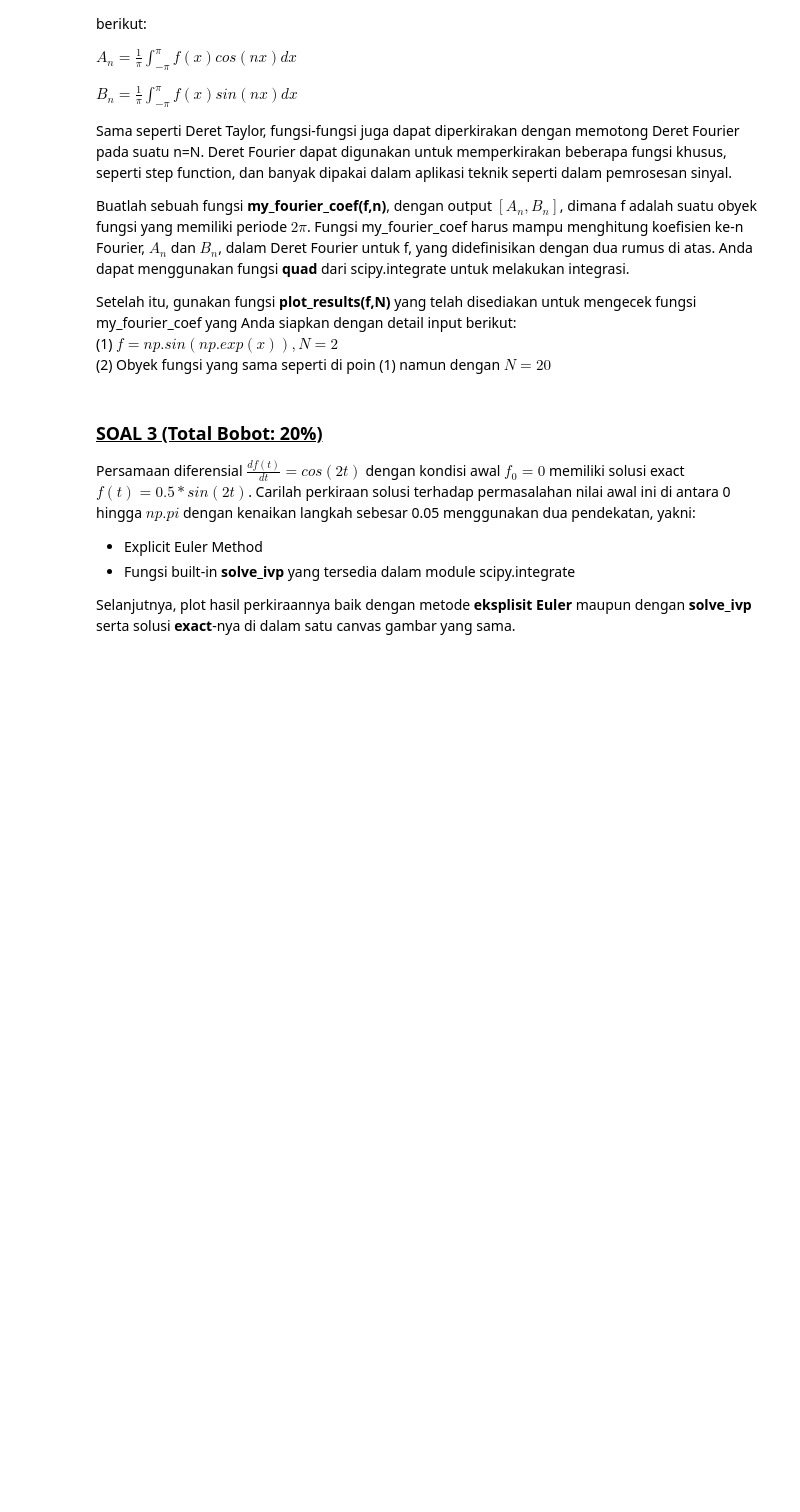
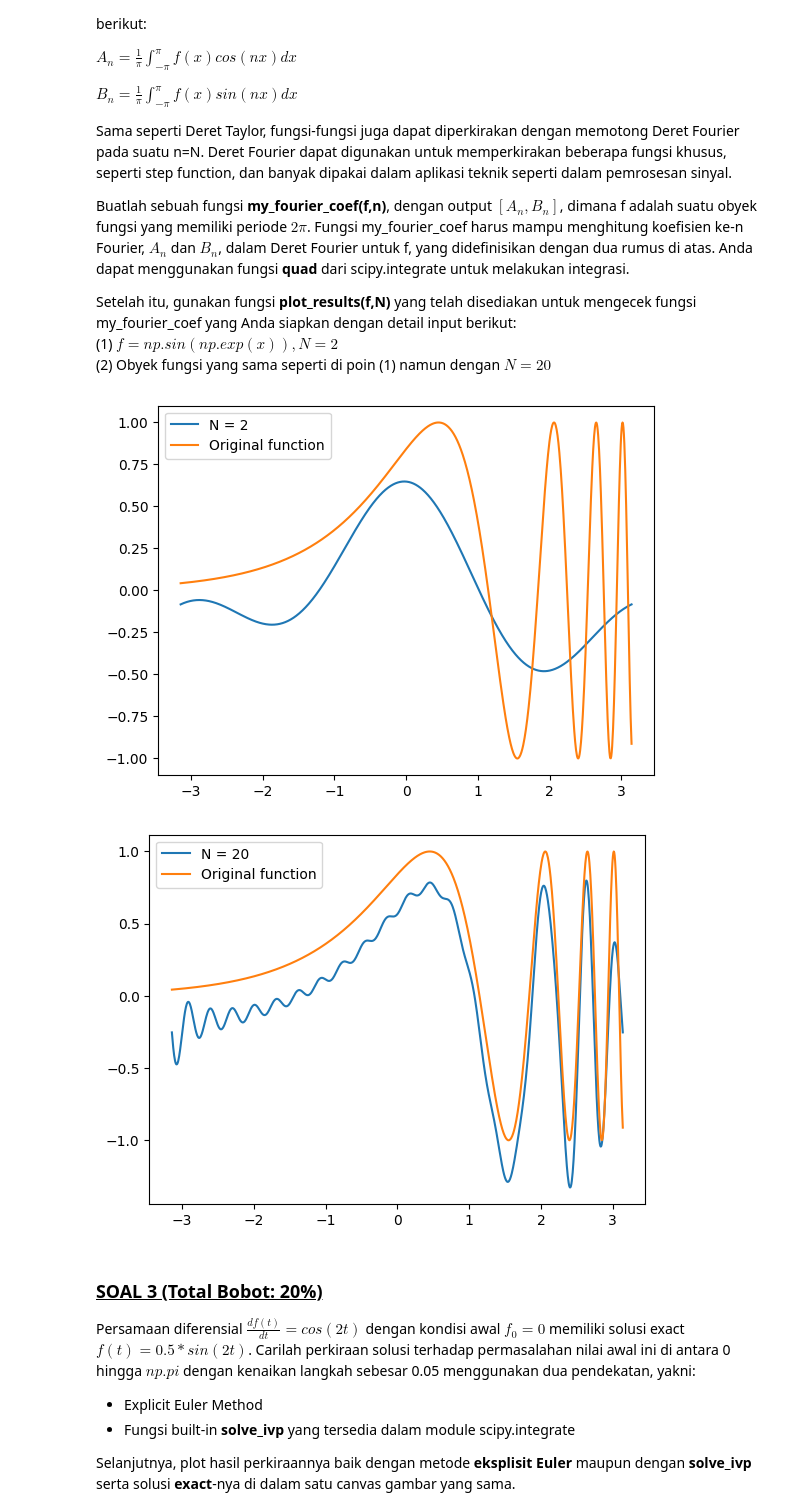
Before and after one commit to NomieC/Nomiec-drive, a Jupyter notebook: jupyter/FidelBrianDava_00000073866_IF420_F_UAS/FidelBrianDava_00000073866_IF420_F_UAS.ipynb, the cells around one changed output. Cells and saved outputs as stored; diff of their text form; code cells hidden in the pictures; blank space fills up the shorter version.

```diff
--- a/jupyter/FidelBrianDava_00000073866_IF420_F_UAS/FidelBrianDava_00000073866_IF420_F_UAS.ipynb
+++ b/jupyter/FidelBrianDava_00000073866_IF420_F_UAS/FidelBrianDava_00000073866_IF420_F_UAS.ipynb
@@ -152,3 +142,47 @@ def my_fourier_coef(f,n):
+# %%
+# my_fourier_coef(f,n) function (Max Points: 5%)
+
+def my_fourier_coef(f,n):
+    # put your codes here
+    def cos_integrand(x):
+        return f(x) * np.cos(n * x)
+
+    def sin_integrand(x):
+        return f(x) * np.sin(n * x)
+
+    # Perform the integration
+    An, _ = quad(cos_integrand, -np.pi, np.pi)
+    Bn, _ = quad(sin_integrand, -np.pi, np.pi)
+
+    # Normalize the results
+    An /= np.pi
+    Bn /= np.pi
+
+    return [An, Bn]
+
+# Test case 1 (Max Points: 3%)
+# put your codes here
+def plot_results(f, N):
+    x = np.linspace(-np.pi, np.pi, 1000)
+    y = np.zeros_like(x)
+
+    for n in range(1, N+1):
+        An, Bn = my_fourier_coef(f, n)
+        y += An * np.cos(n * x) + Bn * np.sin(n * x)
+
+    plt.plot(x, y, label=f'N = {N}')
+    plt.plot(x, f(x), label='Original function')
+    plt.legend()
+    plt.show()
+
+# Another test case 2 - different order (Max Points: 2%)
+# put your codes here
+f = lambda x: np.sin(np.exp(x))
+plot_results(f, N=2)
+plot_results(f, N=20)
+# %% [output]
+[figure, added]
+[figure, added]
 # %% [markdown]
 <u><h3>SOAL 3 (Total Bobot: 20%)</h3></u>
 
```
Also changed, not shown: parts of 13 cells of this notebook.
